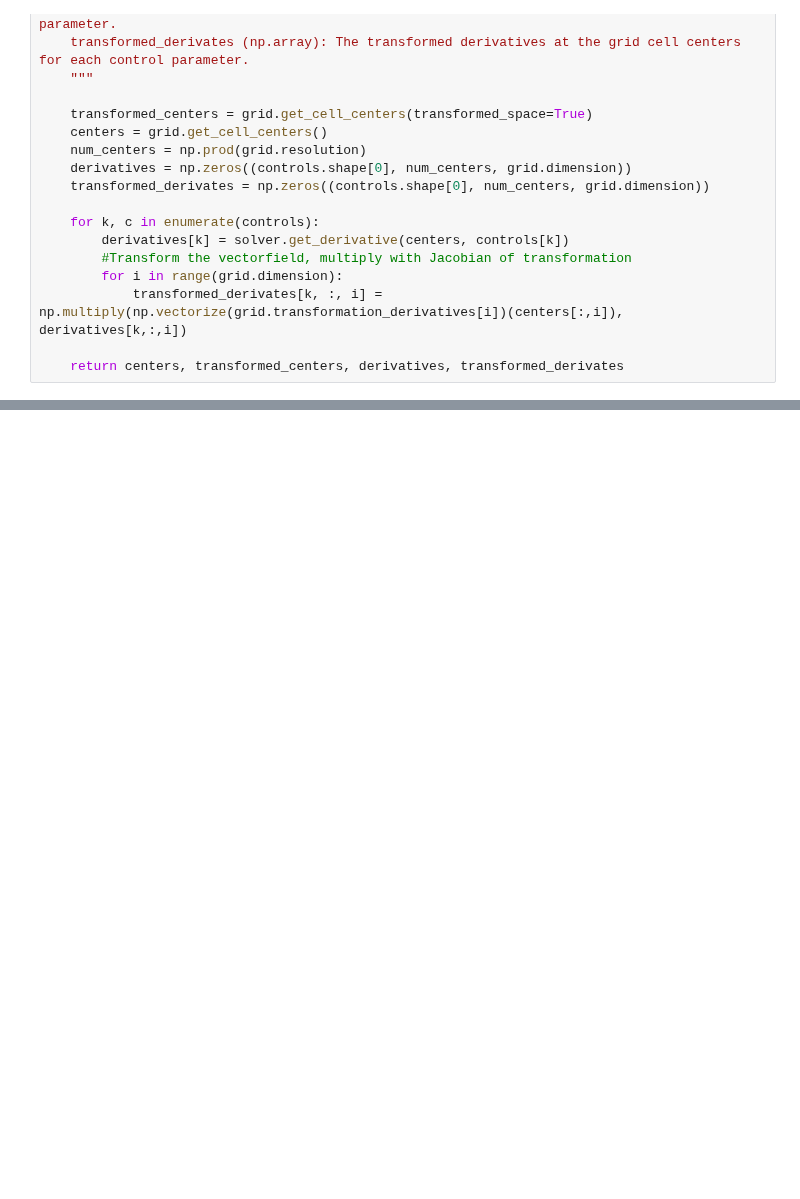
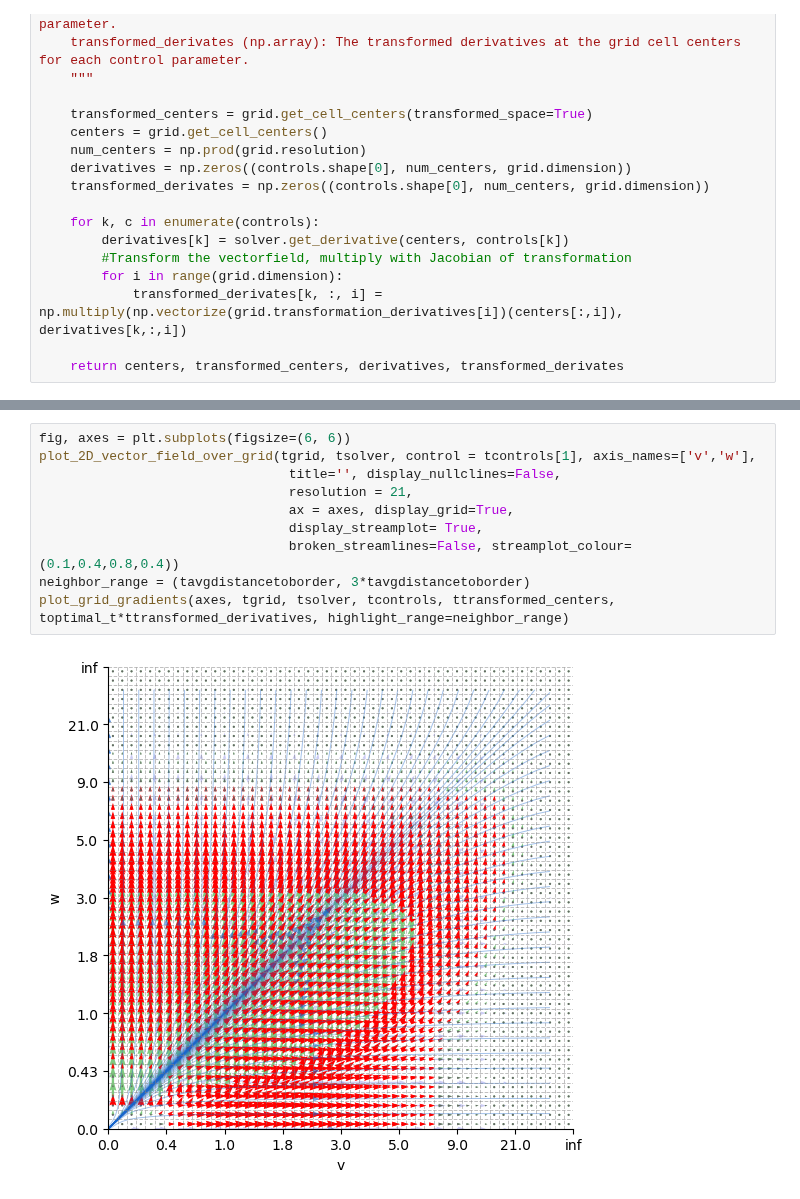
Before and after one commit to Lighfe/mdp-world-model, a Jupyter notebook: clustering/gradient_based_methods.ipynb, the cells around one changed output, grey strips where cells are left out. Saved outputs shown, nothing was run; the diff lists cells and outputs as text; blank space fills up the shorter version.

```diff
--- a/clustering/gradient_based_methods.ipynb
+++ b/clustering/gradient_based_methods.ipynb
@@ -96,0 +302,12 @@ plot_grid_gradients_and_vectorfield(tgrid, tsolver, tcontrols, transformed_cente
+# %%
+fig, axes = plt.subplots(figsize=(6, 6))
+plot_2D_vector_field_over_grid(tgrid, tsolver, control = tcontrols[1], axis_names=['v','w'],
+                                title='', display_nullclines=False,
+                                resolution = 21,
+                                ax = axes, display_grid=True,
+                                display_streamplot= True,
+                                broken_streamlines=False, streamplot_colour=(0.1,0.4,0.8,0.4))
+neighbor_range = (tavgdistancetoborder, 3*tavgdistancetoborder)
+plot_grid_gradients(axes, tgrid, tsolver, tcontrols, ttransformed_centers, toptimal_t*ttransformed_derivatives, highlight_range=neighbor_range)
+# %% [output]
+[figure, added]
```
Also changed, not shown: parts of 29 cells of this notebook.
